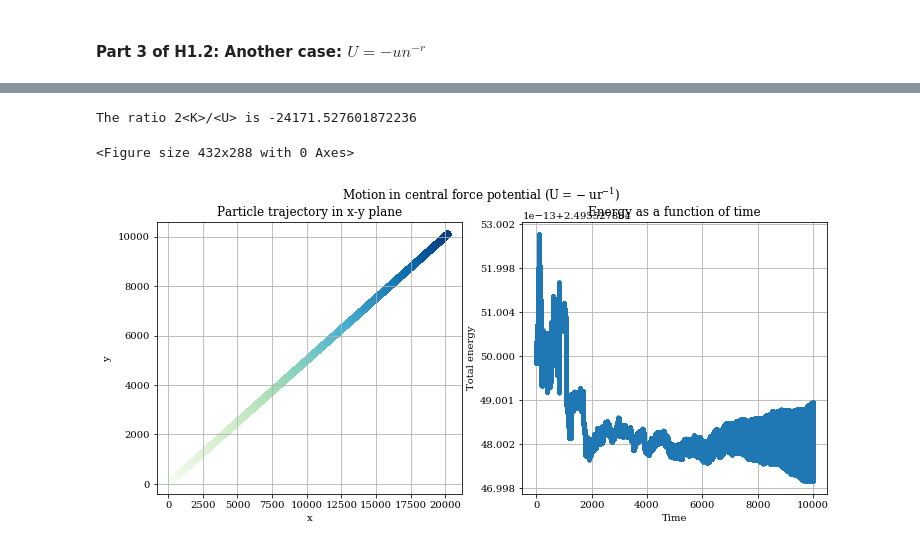
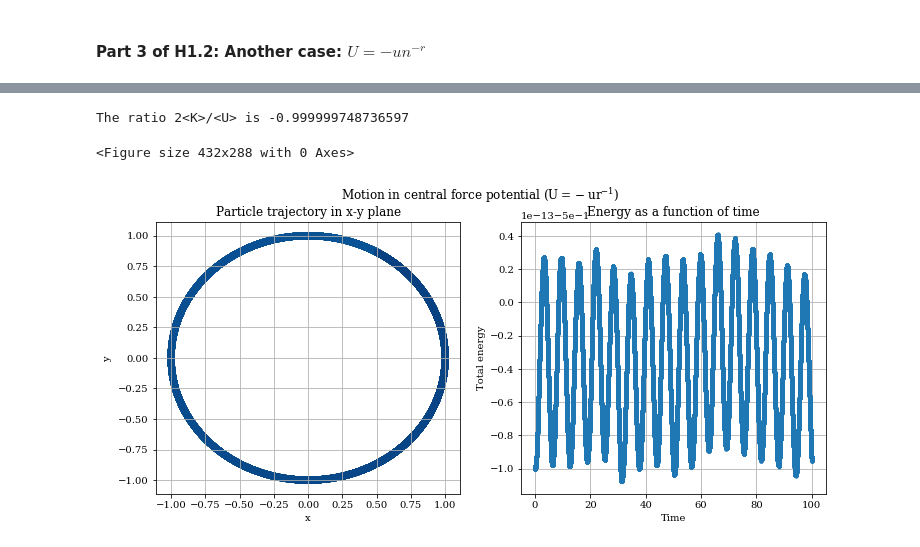
Before and after one commit to wehs7661/CompPhys, a Jupyter notebook: Homework/Homework_01.ipynb, the cells around one changed output, grey strips where cells are left out. Drawn from its saved outputs; the diff is of its cells as text; code cells hidden in the pictures.

```diff
--- a/Homework/Homework_01.ipynb
+++ b/Homework/Homework_01.ipynb
@@ -229,6 +229,4 @@ def CFP_verlet(n, r0, p0, m=1, u=1, N=10000, dt=0.01, model1=True):
         plt.ticklabel_format(style='sci', axis='y', scilimits=(0, 0))
     plt.title('Energy as a function of time')
     plt.grid()
-
-    return K, U,  p
 # %% [markdown]
@@ -326,6 +331,6 @@ In this part, instead of re-deriving the equations of velocity Verlet algorithm,
 # %%
-K, U, p = CFP_verlet(1, [200, 100], [2, 1], model1=False, dt=0.001, N=10000000)
+CFP_verlet(1, [0, 1], [-1, 0], model1=False, dt=0.001, N=100000)
 # %% [output]
-The ratio 2<K>/<U> is -24171.527601872236
+The ratio 2<K>/<U> is -0.999999748736597
 <Figure size 432x288 with 0 Axes>
-[figure, old version]
+[figure, new version]
```
Also changed, not shown: parts of 8 cells of this notebook, 1 other file.
